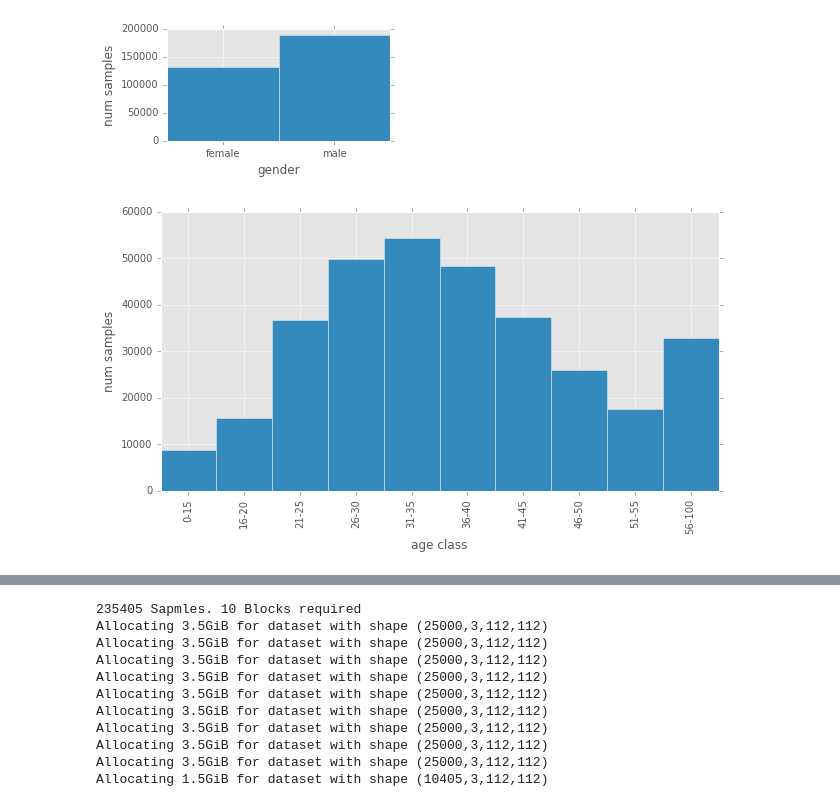
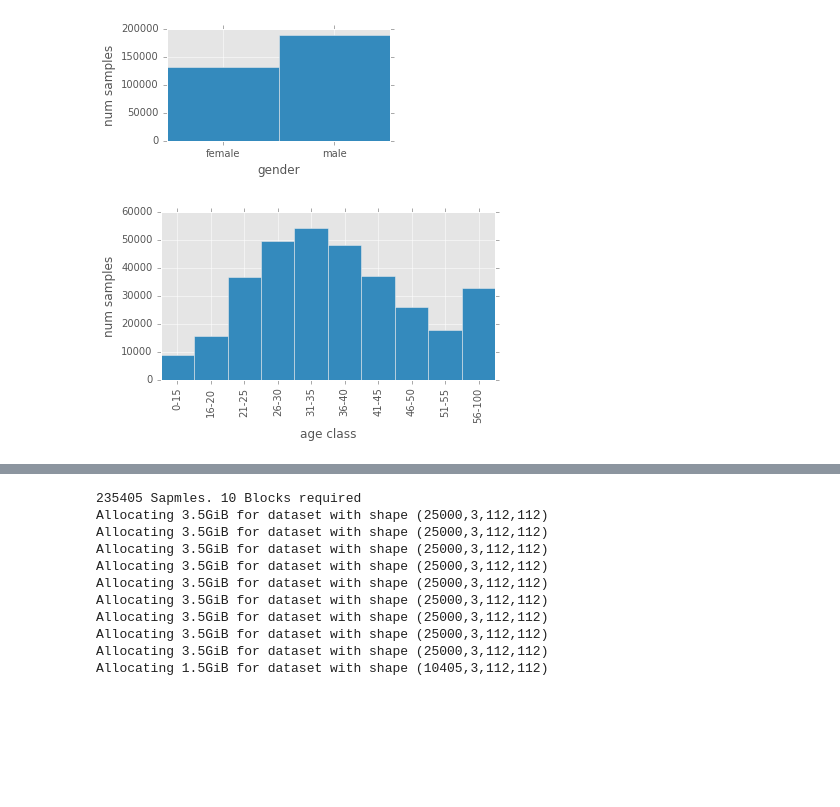
Before and after one commit to chaosmail/cvsp-age-gender-classification-16, a Jupyter notebook: analyse/03_Prepare_Input_Data.ipynb, the cells around one changed output, grey strips where cells are left out. Cells and saved outputs as stored; diff of their text form; code cells hidden in the pictures; blank space fills up the shorter version.

```diff
--- a/analyse/03_Prepare_Input_Data.ipynb
+++ b/analyse/03_Prepare_Input_Data.ipynb
@@ -111,11 +111,11 @@ plot_histo(meta_all['gender'], bins=(0,1,2), xticks=['female', 'male'], xlabel='
 # %%
 age_classes = [(0,15),(16,20),(21,25),(26,30),(31,35),(36,40),(41,45),(46,50),(51,55),(56,100)]
 
 age_binned, age_labels = to_bins(meta_all['age'], age_classes)
 
-plot_histo(age_binned, bins=range(len(age_labels) + 1), figsize=(10,5), xticks=age_labels, xlabel='age class', ylabel='num samples', xticks_rotation='vertical')
+plot_histo(age_binned, bins=range(len(age_labels) + 1), figsize=(6,3), xticks=age_labels, xlabel='age class', ylabel='num samples', xticks_rotation='vertical')
 # %% [output]
-[figure, old version]
+[figure, new version]
 # %%
 meta_all_shuffled = shuffle_meta_data(meta_all)
 
```
Also changed, not shown: parts of 5 cells of this notebook, 3 other files.
